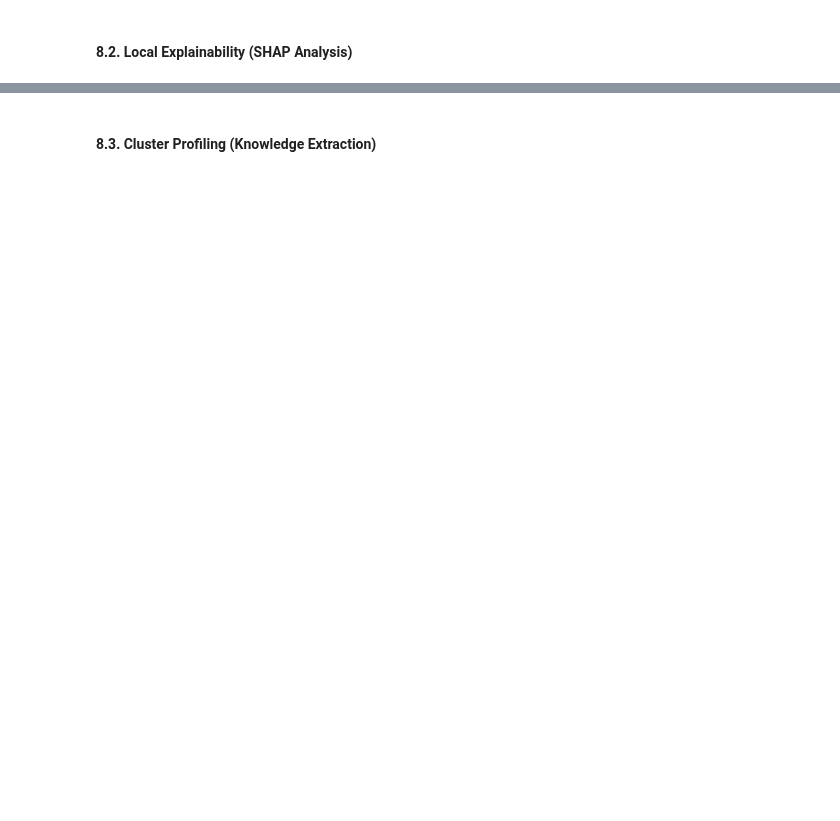
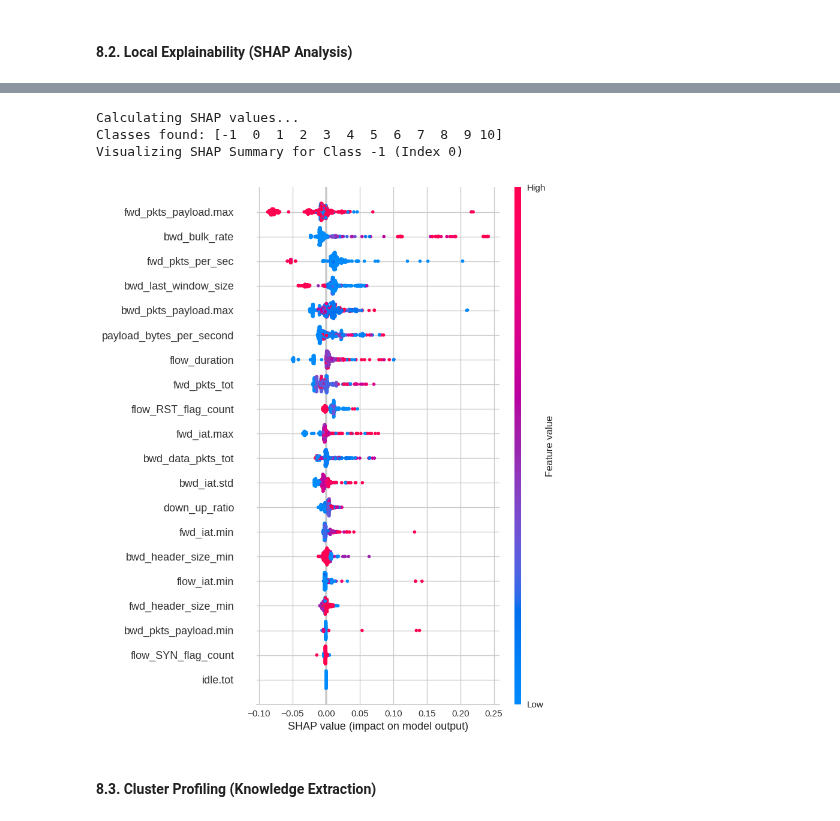
Before and after one commit to MACC-PBL1/IA, a Jupyter notebook: notebooks/pobl_ml.ipynb, the cells around one changed output, grey strips where cells are left out. Cells and saved outputs as stored; diff of their text form; code cells hidden in the pictures; blank space fills up the shorter version.

```diff
--- a/notebooks/pobl_ml.ipynb
+++ b/notebooks/pobl_ml.ipynb
@@ -1789,8 +2166,12 @@ This allows us to explain specific false positives. For instance, if a legitimat
 # %%
+import numpy as np
+import pandas as pd
+
 try:
     import shap
     print("Calculating SHAP values...")
 
+    # Initialize the explainer
     explainer = shap.TreeExplainer(rf_explainer)
 
     # Sampling for performance
@@ -1806,40 +2187,61 @@ try:
     # Convert to DF so SHAP can align feature names
     X_shap_df = pd.DataFrame(X_shap_sample, columns=numeric_features)
 
-    # Multi-class shap values: list of arrays, one per class
+    # Multi-class shap values calculation
     shap_values = explainer.shap_values(X_shap_df)
 
     classes = rf_explainer.classes_
     print(f"Classes found: {classes}")
 
-    # Prefer noise (-1) if present, else smallest class
+    # Determine target class: Prefer noise (-1) if present, else smallest class
     if -1 in classes:
         target_class_val = -1
     else:
         class_counts = pd.Series(y_shap_sample).value_counts()
         target_class_val = class_counts.idxmin()
 
     target_idx = np.where(classes == target_class_val)[0][0]
+    print(f"Visualizing SHAP Summary for Class {target_class_val} (Index {target_idx})")
 
-    print(f"Visualizing SHAP Summary for Class {target_class_val}")
+    # --- ROBUST SHAPE HANDLING ---
+    # Handle list vs array vs transposed outputs
+    if isinstance(shap_values, list):
+        # Standard Scikit-Learn RandomForest output
+        target_shap = np.array(shap_values[target_idx])
+    elif len(shap_values.shape) == 3:
+        # Some versions return (samples, features, classes)
+        target_shap = shap_values[:, :, target_idx]
+    else:
+        target_shap = shap_values
 
-    # Select and plot
-    target_shap = shap_values[target_idx]
+    # Final check: if the orientation is still (features, samples), transpose it
+    if target_shap.shape[0] != X_shap_df.shape[0] and target_shap.shape[1] == X_shap_df.shape[0]:
+        target_shap = target_shap.T
 
-    if target_shap.shape[1] != X_shap_df.shape[1]:
+    # Validation
+    if target_shap.shape[0] != X_shap_df.shape[0] or target_shap.shape[1] != X_shap_df.shape[1]:
         raise ValueError(
-            f"SHAP mismatch: values({target_shap.shape}) vs data({X_shap_df.shape})"
+            f"SHAP mismatch persists: target_shap {target_shap.shape} "
+            f"does not match X_shap_df {X_shap_df.shape}"
         )
 
+    # Visualization
     shap.summary_plot(
         target_shap,
         X_shap_df,
         feature_names=numeric_features,
         plot_type="dot"
     )
 
 except ImportError:
     print("SHAP library not installed. Skipping visualization.")
+except Exception as e:
+    print(f"An error occurred during SHAP visualization: {e}")
+# %% [output]
+Calculating SHAP values...
+Classes found: [-1  0  1  2  3  4  5  6  7  8  9 10]
+Visualizing SHAP Summary for Class -1 (Index 0)
+[figure, added]
 # %% [markdown]
 #### 8.3. Cluster Profiling (Knowledge Extraction)
 # %% [markdown]
```
Also changed, not shown: parts of 69 cells of this notebook, 1 other file.
